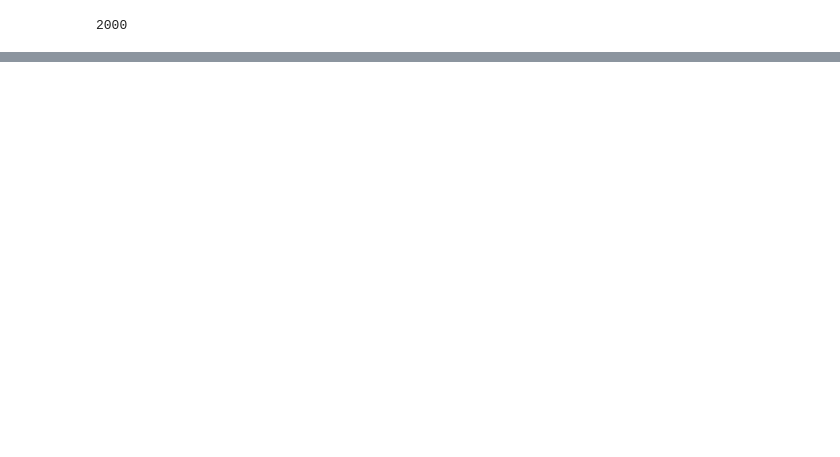
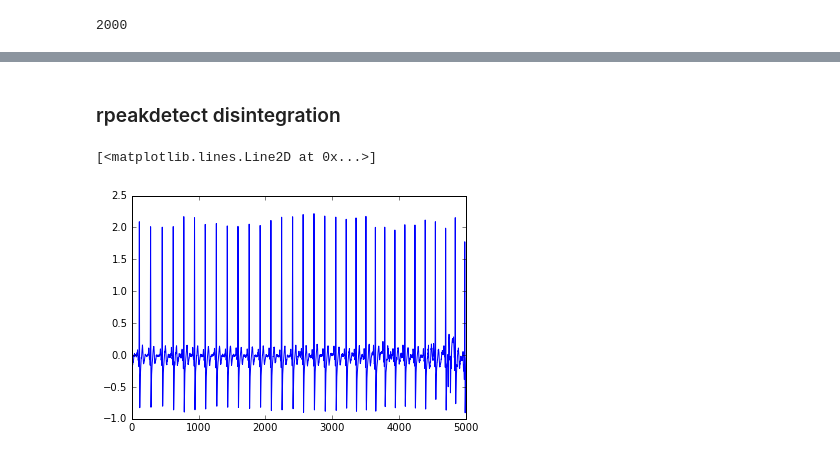
Before and after one commit to esperidam/rpeakdetect, a Jupyter notebook: rpeakdetect_exploration.ipynb, the cells around one changed output, grey strips where cells are left out. Cells and saved outputs as stored; diff of their text form; code cells hidden in the pictures; blank space fills up the shorter version.

```diff
--- a/rpeakdetect_exploration.ipynb
+++ b/rpeakdetect_exploration.ipynb
@@ -74 +92,11 @@ max         1.120000
 dtype: float64
+# %% [markdown]
+### rpeakdetect disintegration
+# %%
+sample1 = signal[:5000]
+sample2 = signal[5000:10000]
+# %%
+plt.plot(sample1)
+# %% [output]
+[<matplotlib.lines.Line2D at 0x...>]
+[figure, added]
```
Also changed, not shown: parts of 58 cells of this notebook, 1 other file.
